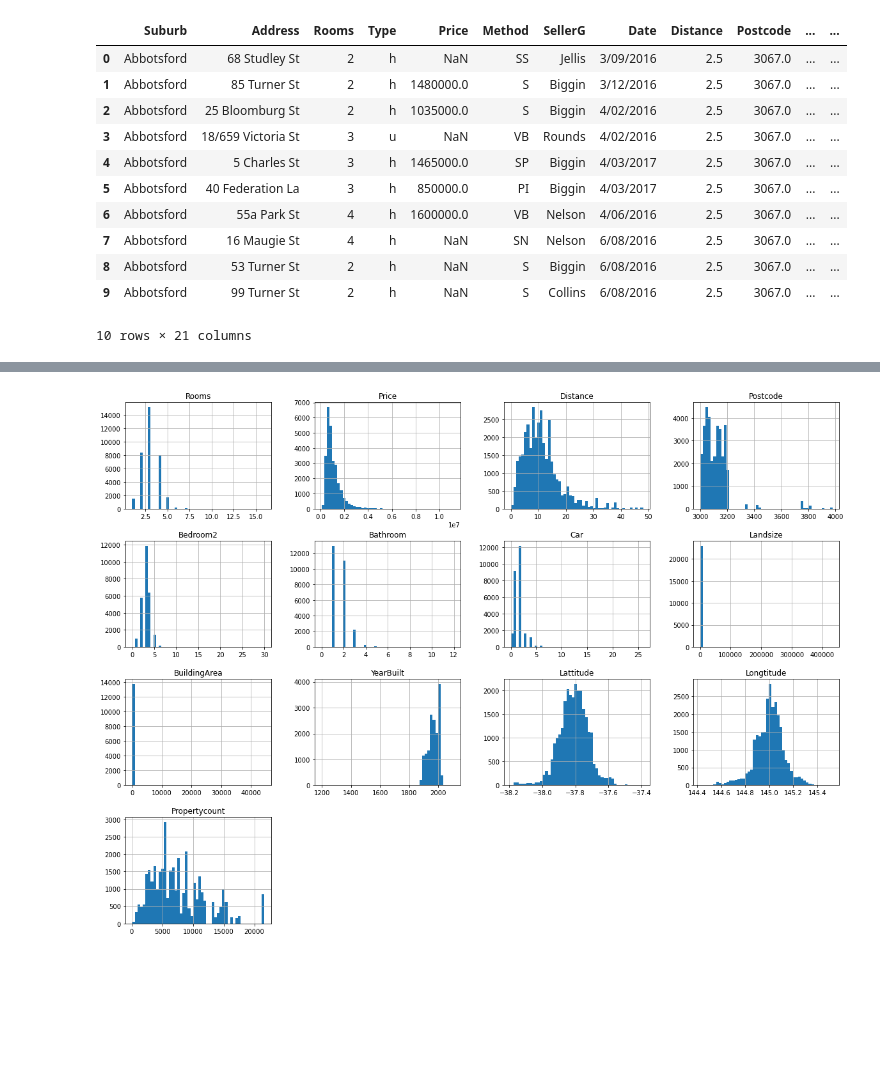
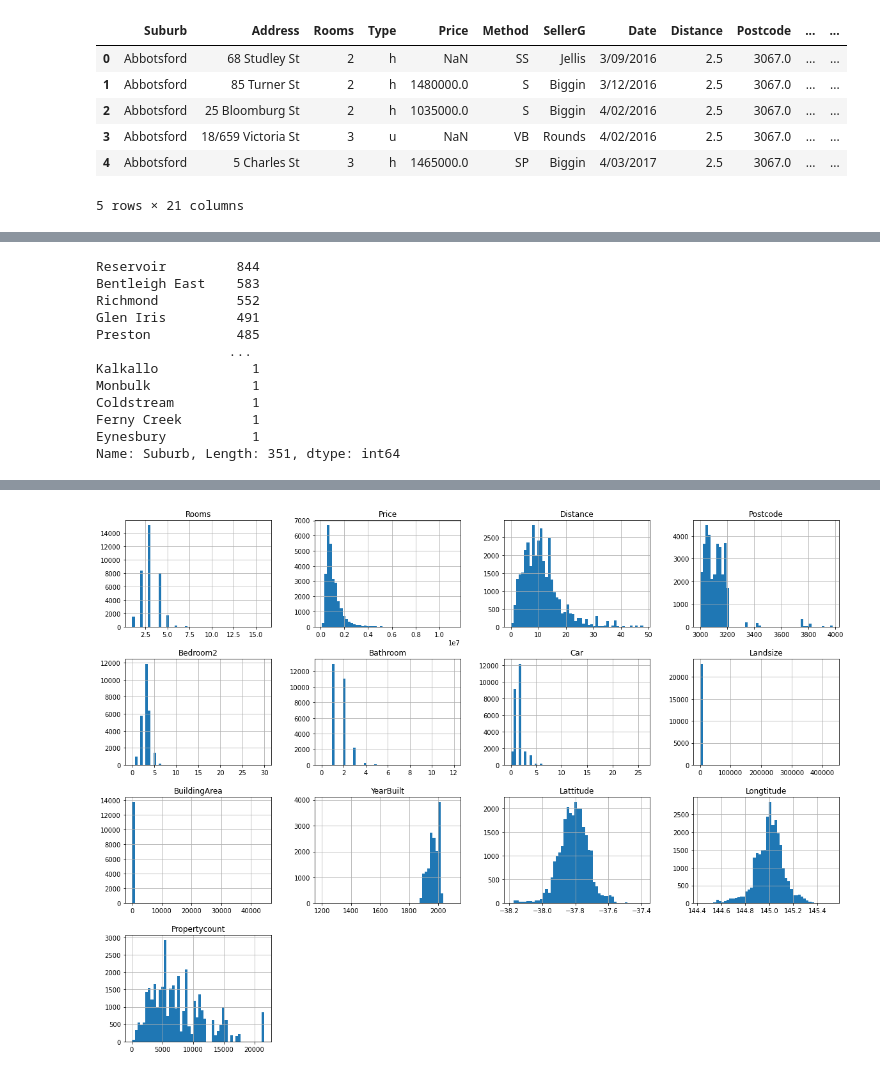
Before and after one commit to hungtrieu07/MelbourneHousePrice, a Jupyter notebook: Untitled.ipynb, the cells around one changed output, grey strips where cells are left out. Cells and saved outputs as stored; diff of their text form; code cells hidden in the pictures; blank space fills up the shorter version.

```diff
--- a/Untitled.ipynb
+++ b/Untitled.ipynb
@@ -2,20 +2,15 @@
 #Đọc file
 import pandas as pd
 import seaborn as sns
-dt = pd.read_csv("C:/Users/ADMIN/AI/MelbourneHousePrice/Melbourne_housing_FULL.csv")
+housing = pd.read_csv("D:/AI/MelbourneHousePrice/Melbourne_housing_FULL.csv")
 # %%
-dt.head(10)
+housing.head()
 # %% [output]
 |  | Suburb | Address | Rooms | Type | Price | Method | SellerG | Date | Distance | Postcode | ... | ... |
 | 0 | Abbotsford | 68 Studley St | 2 | h | NaN | SS | Jellis | 3/09/2016 | 2.5 | 3067.0 | ... | ... |
 | 1 | Abbotsford | 85 Turner St | 2 | h | 1480000.0 | S | Biggin | 3/12/2016 | 2.5 | 3067.0 | ... | ... |
 | 2 | Abbotsford | 25 Bloomburg St | 2 | h | 1035000.0 | S | Biggin | 4/02/2016 | 2.5 | 3067.0 | ... | ... |
 | 3 | Abbotsford | 18/659 Victoria St | 3 | u | NaN | VB | Rounds | 4/02/2016 | 2.5 | 3067.0 | ... | ... |
 | 4 | Abbotsford | 5 Charles St | 3 | h | 1465000.0 | SP | Biggin | 4/03/2017 | 2.5 | 3067.0 | ... | ... |
-| 5 | Abbotsford | 40 Federation La | 3 | h | 850000.0 | PI | Biggin | 4/03/2017 | 2.5 | 3067.0 | ... | ... |
-| 6 | Abbotsford | 55a Park St | 4 | h | 1600000.0 | VB | Nelson | 4/06/2016 | 2.5 | 3067.0 | ... | ... |
-| 7 | Abbotsford | 16 Maugie St | 4 | h | NaN | SN | Nelson | 6/08/2016 | 2.5 | 3067.0 | ... | ... |
-| 8 | Abbotsford | 53 Turner St | 2 | h | NaN | S | Biggin | 6/08/2016 | 2.5 | 3067.0 | ... | ... |
-| 9 | Abbotsford | 99 Turner St | 2 | h | NaN | S | Collins | 6/08/2016 | 2.5 | 3067.0 | ... | ... |
-10 rows × 21 columns
+5 rows × 21 columns
 # %%
@@ -38,6 +33,21 @@ Data columns (total 21 columns):
  20  Propertycount  34854 non-null  float64
 dtypes: float64(12), int64(1), object(8)
 memory usage: 5.6+ MB
+# %%
+housing["Suburb"].value_counts()
+# %% [output]
+Reservoir         844
+Bentleigh East    583
+Richmond          552
+Glen Iris         491
+Preston           485
+                 ...
+Kalkallo            1
+Monbulk             1
+Coldstream          1
+Ferny Creek         1
+Eynesbury           1
+Name: Suburb, Length: 351, dtype: int64
 # %%
 dt.dropna(subset=["Price"])
 # %% [output]
```
Also changed, not shown: parts of 1 cell of this notebook.
